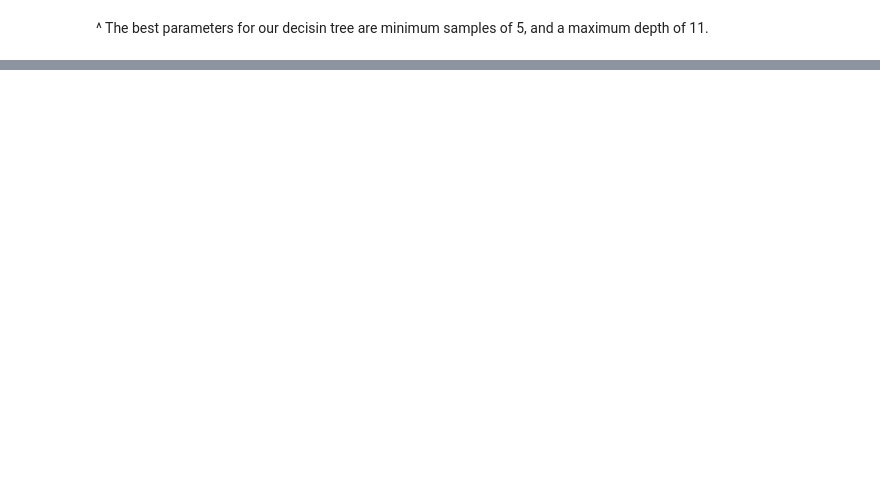
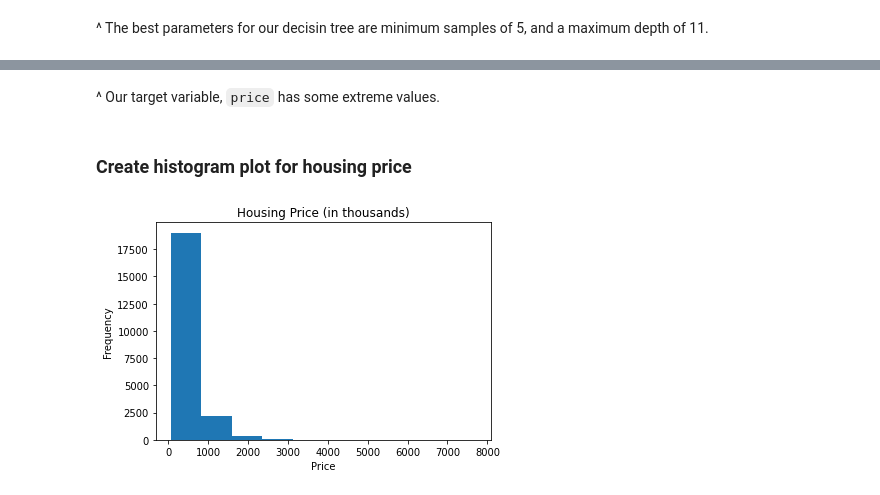
Before and after one commit to alextanhongpin/data-cleaning-and-exploration-with-machine-learning, a Jupyter notebook: 09_knearest_neighbors_decision_tree_random_forest_and_gradient_boosted_regression.ipynb, the cells around one changed output, grey strips where cells are left out. Drawn from its saved outputs; the diff is of its cells as text; code cells hidden in the pictures; blank space fills up the shorter version.

```diff
--- a/09_knearest_neighbors_decision_tree_random_forest_and_gradient_boosted_regression.ipynb
+++ b/09_knearest_neighbors_decision_tree_random_forest_and_gradient_boosted_regression.ipynb
@@ -540,0 +576,2 @@ rs.best_score_
+# %%
+housing = load_kc_house_data()
@@ -540,0 +634,12 @@ rs.best_score_
+# %% [markdown]
+^ Our target variable, `price` has some extreme values.
+# %% [markdown]
+### Create histogram plot for housing price
+# %%
+plt.hist(housing.price / 1000)
+plt.title("Housing Price (in thousands)")
+plt.xlabel("Price")
+plt.ylabel("Frequency")
+plt.show()
+# %% [output]
+[figure, added]
```
Also changed, not shown: parts of 27 cells of this notebook, 6 other files.
